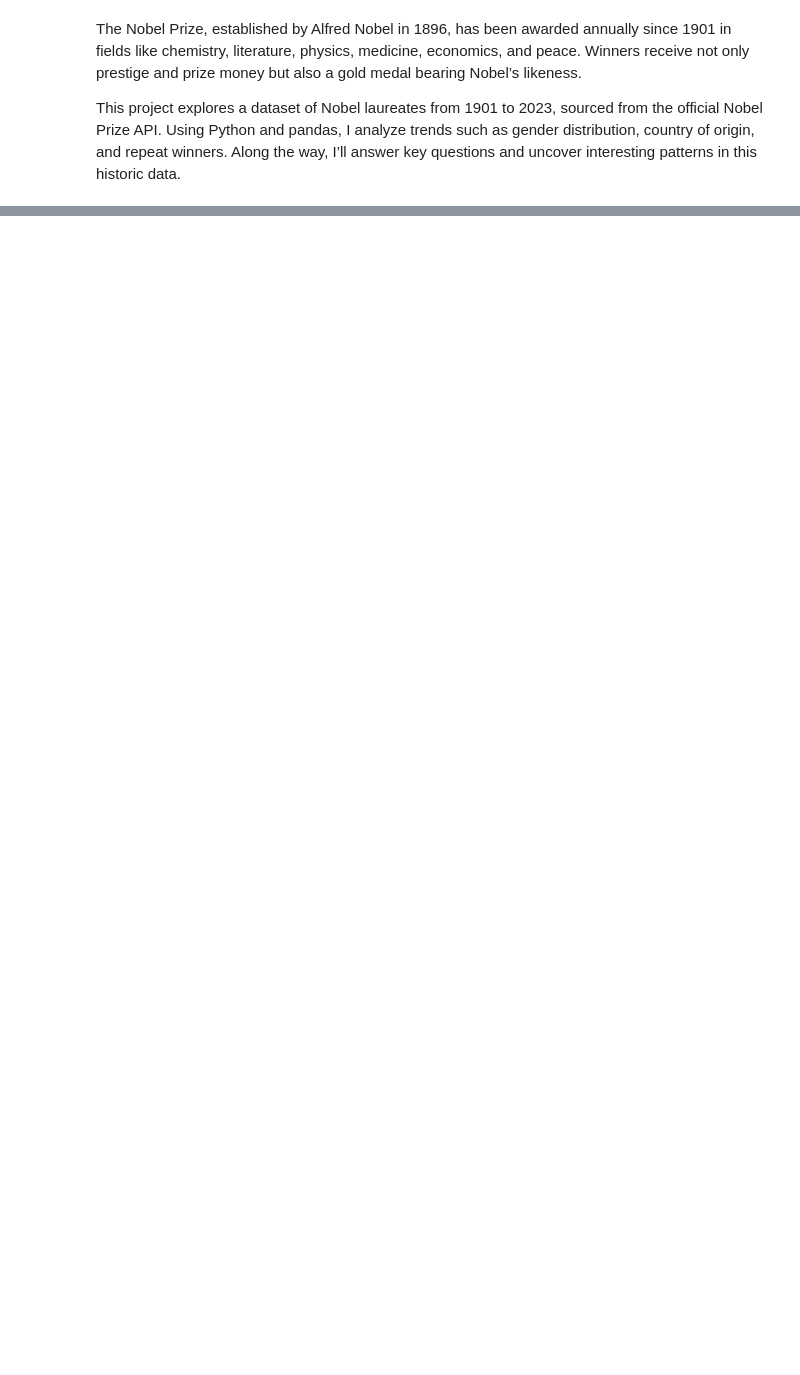
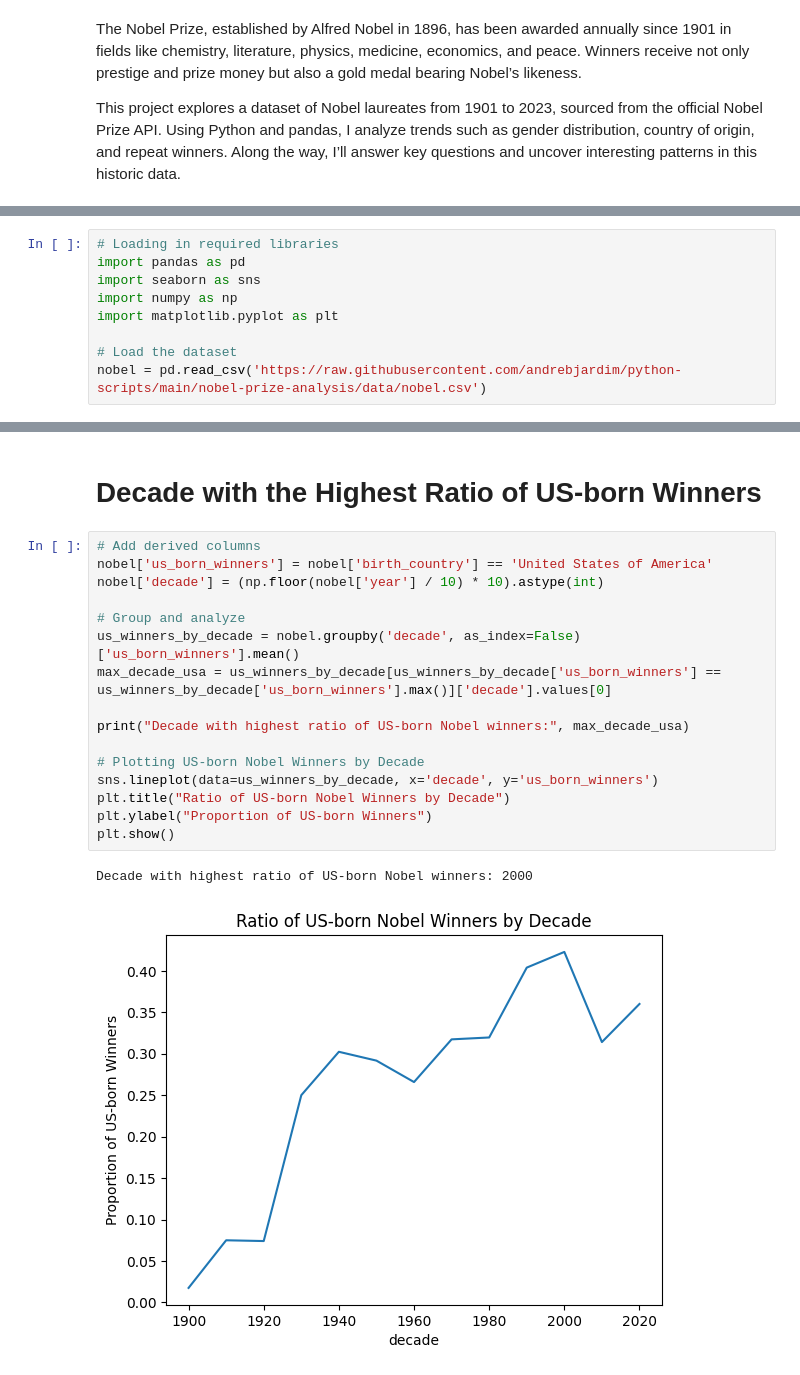
Before and after one commit to andrebjardim/python-scripts, a Jupyter notebook: nobel-prize-analysis/Nobel_Prize_Winners_Insights.ipynb, the cells around one changed output, grey strips where cells are left out. Cells and saved outputs as stored; diff of their text form; blank space fills up the shorter version.

```diff
--- a/nobel-prize-analysis/Nobel_Prize_Winners_Insights.ipynb
+++ b/nobel-prize-analysis/Nobel_Prize_Winners_Insights.ipynb
@@ -40,0 +11,9 @@ repeat_list = list(counts[counts >= 2].index)
+# %%
+# Loading in required libraries
+import pandas as pd
+import seaborn as sns
+import numpy as np
+import matplotlib.pyplot as plt
+
+# Load the dataset
+nobel = pd.read_csv('https://raw.githubusercontent.com/andrebjardim/python-scripts/main/nobel-prize-analysis/data/nobel.csv')
@@ -40,0 +32,21 @@ repeat_list = list(counts[counts >= 2].index)
+# %% [markdown]
+# Decade with the Highest Ratio of US-born Winners
+# %%
+# Add derived columns
+nobel['us_born_winners'] = nobel['birth_country'] == 'United States of America'
+nobel['decade'] = (np.floor(nobel['year'] / 10) * 10).astype(int)
+
+# Group and analyze
+us_winners_by_decade = nobel.groupby('decade', as_index=False)['us_born_winners'].mean()
+max_decade_usa = us_winners_by_decade[us_winners_by_decade['us_born_winners'] == us_winners_by_decade['us_born_winners'].max()]['decade'].values[0]
+
+print("Decade with highest ratio of US-born Nobel winners:", max_decade_usa)
+
+# Plotting US-born Nobel Winners by Decade
+sns.lineplot(data=us_winners_by_decade, x='decade', y='us_born_winners')
+plt.title("Ratio of US-born Nobel Winners by Decade")
+plt.ylabel("Proportion of US-born Winners")
+plt.show()
+# %% [output]
+Decade with highest ratio of US-born Nobel winners: 2000
+[figure, added]
```
Also changed, not shown: parts of 12 cells of this notebook.
